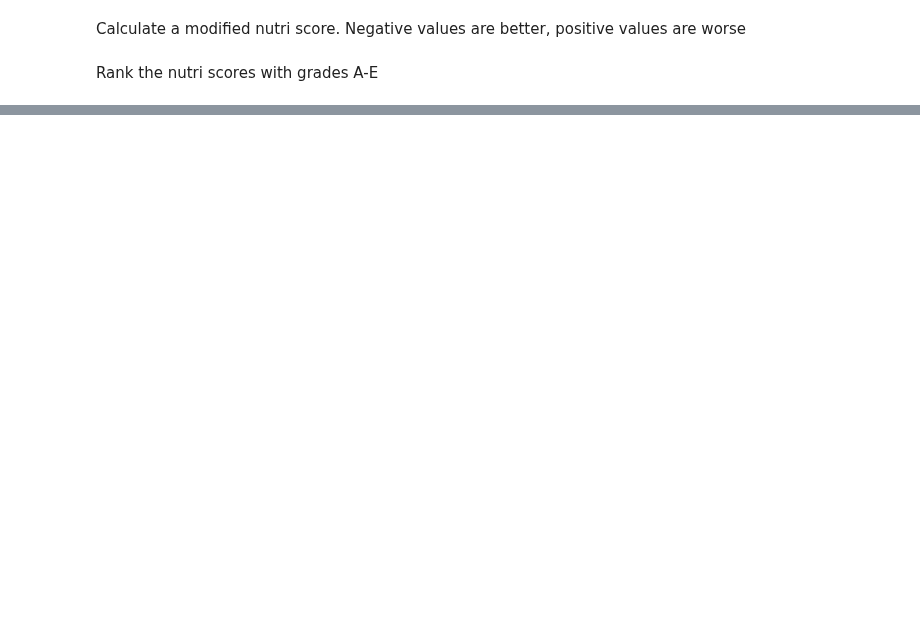
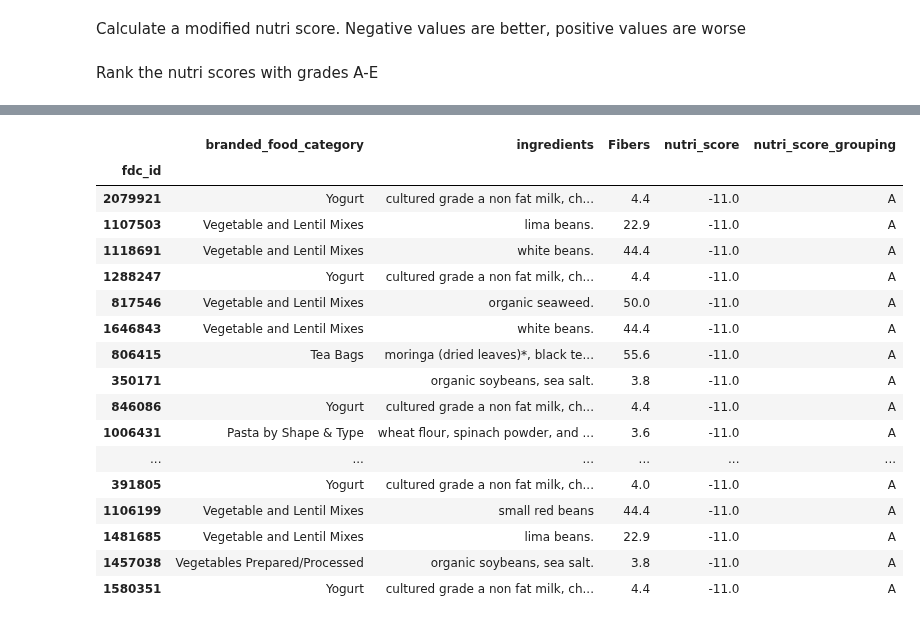
Before and after one commit to amoltkale/ai_chatbot_food_knowledge_graph, a Jupyter notebook: models/nutritional_analysis/food_data_central/1.2 Create Food Product ranking.ipynb, the cells around one changed output, grey strips where cells are left out. Drawn from its saved outputs; the diff is of its cells as text; code cells hidden in the pictures; blank space fills up the shorter version.

```diff
--- a/models/nutritional_analysis/food_data_central/1.2 Create Food Product ranking.ipynb
+++ b/models/nutritional_analysis/food_data_central/1.2 Create Food Product ranking.ipynb
@@ -331,0 +359,21 @@ food_nutrients_df.to_csv("food_nutrient_ranking.csv", index = False)
+# %%
+nutrients_matrix.head(50)
+# %% [output]
+|  | branded_food_category | ingredients | Fibers | nutri_score | nutri_score_grouping |
+| fdc_id |  |  |  |  |  |
+| 2079921 | Yogurt | cultured grade a non fat milk, ch... | 4.4 | -11.0 | A |
+| 1107503 | Vegetable and Lentil Mixes | lima beans. | 22.9 | -11.0 | A |
+| 1118691 | Vegetable and Lentil Mixes | white beans. | 44.4 | -11.0 | A |
+| 1288247 | Yogurt | cultured grade a non fat milk, ch... | 4.4 | -11.0 | A |
+| 817546 | Vegetable and Lentil Mixes | organic seaweed. | 50.0 | -11.0 | A |
+| 1646843 | Vegetable and Lentil Mixes | white beans. | 44.4 | -11.0 | A |
+| 806415 | Tea Bags | moringa (dried leaves)*, black te... | 55.6 | -11.0 | A |
+| 350171 |  | organic soybeans, sea salt. | 3.8 | -11.0 | A |
+| 846086 | Yogurt | cultured grade a non fat milk, ch... | 4.4 | -11.0 | A |
+| 1006431 | Pasta by Shape & Type | wheat flour, spinach powder, and ... | 3.6 | -11.0 | A |
+| ... | ... | ... | ... | ... | ... |
+| 391805 | Yogurt | cultured grade a non fat milk, ch... | 4.0 | -11.0 | A |
+| 1106199 | Vegetable and Lentil Mixes | small red beans | 44.4 | -11.0 | A |
+| 1481685 | Vegetable and Lentil Mixes | lima beans. | 22.9 | -11.0 | A |
+| 1457038 | Vegetables Prepared/Processed | organic soybeans, sea salt. | 3.8 | -11.0 | A |
+| 1580351 | Yogurt | cultured grade a non fat milk, ch... | 4.4 | -11.0 | A |
```
Also changed, not shown: parts of 26 cells of this notebook.
